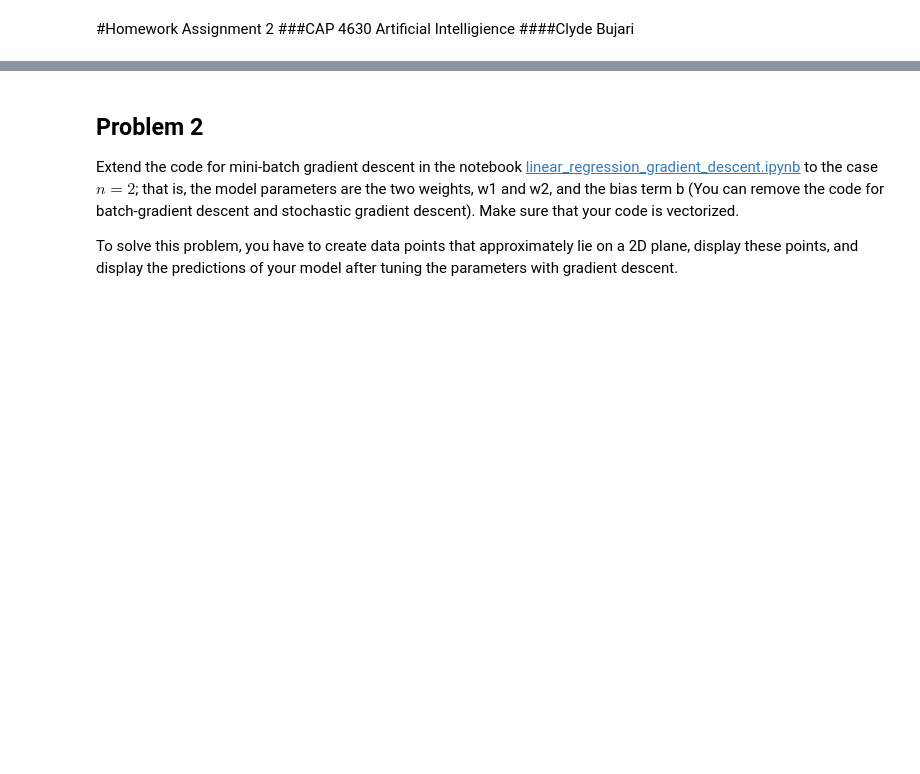
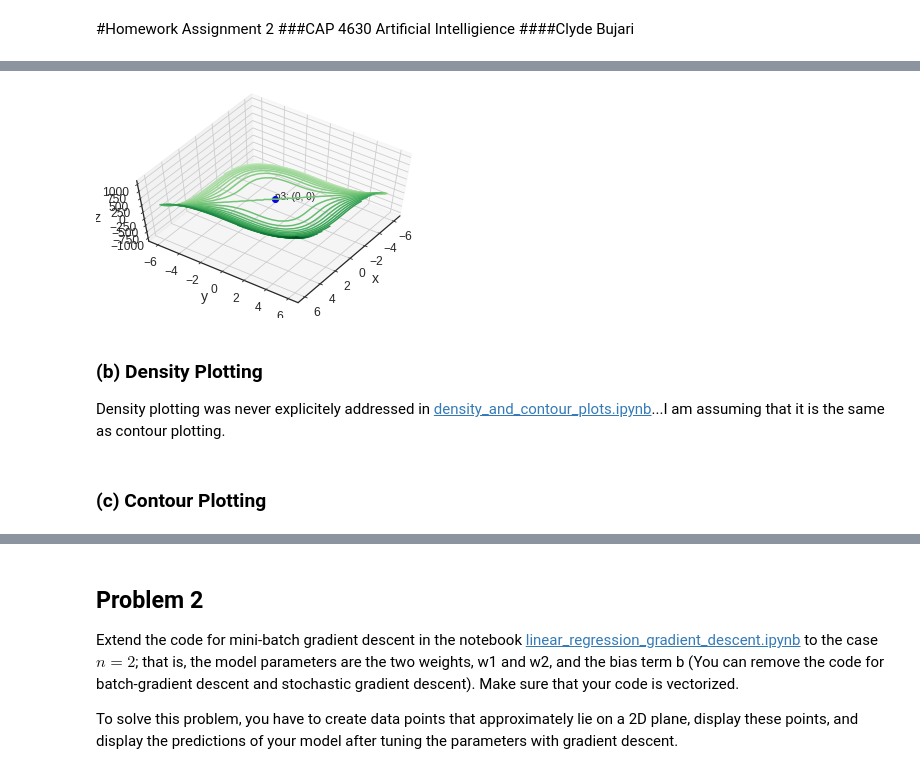
Before and after one commit to c-bujari/CAP4630, a Jupyter notebook: HW_2/HW_2.ipynb, the cells around one changed output, grey strips where cells are left out. Cells and saved outputs as stored; diff of their text form; code cells hidden in the pictures; blank space fills up the shorter version.

Commit message:
Problem 1 mostly completed (other than missing instructions for (b)), problem 2 beginnings set up

```diff
--- a/HW_2/HW_2.ipynb
+++ b/HW_2/HW_2.ipynb
@@ -14,0 +85,7 @@ Use (a) three-dimensional polots as in [three_dimensional_plotting.ipynb](https:
+# %%
+graph3d(f3, p3, 3)
+## NOTE: matplotlib will scale this graph very differently from the others,
+## as it is continuing into infinity.
+## I have decided to leave it as default to make p3 easy to see.
+# %% [output]
+[figure, added]
@@ -14,0 +94,5 @@ Use (a) three-dimensional polots as in [three_dimensional_plotting.ipynb](https:
+# %% [markdown]
+### (b) Density Plotting
+Density plotting was never explicitely addressed in [density_and_contour_plots.ipynb](https://colab.research.google.com/drive/1pcvtvK6jITbp1Sf2nD2uEaDGpwUOA3IL)...I am assuming that it is the same as contour plotting.
+# %% [markdown]
+### (c) Contour Plotting
```
Also changed, not shown: parts of 24 cells of this notebook.
